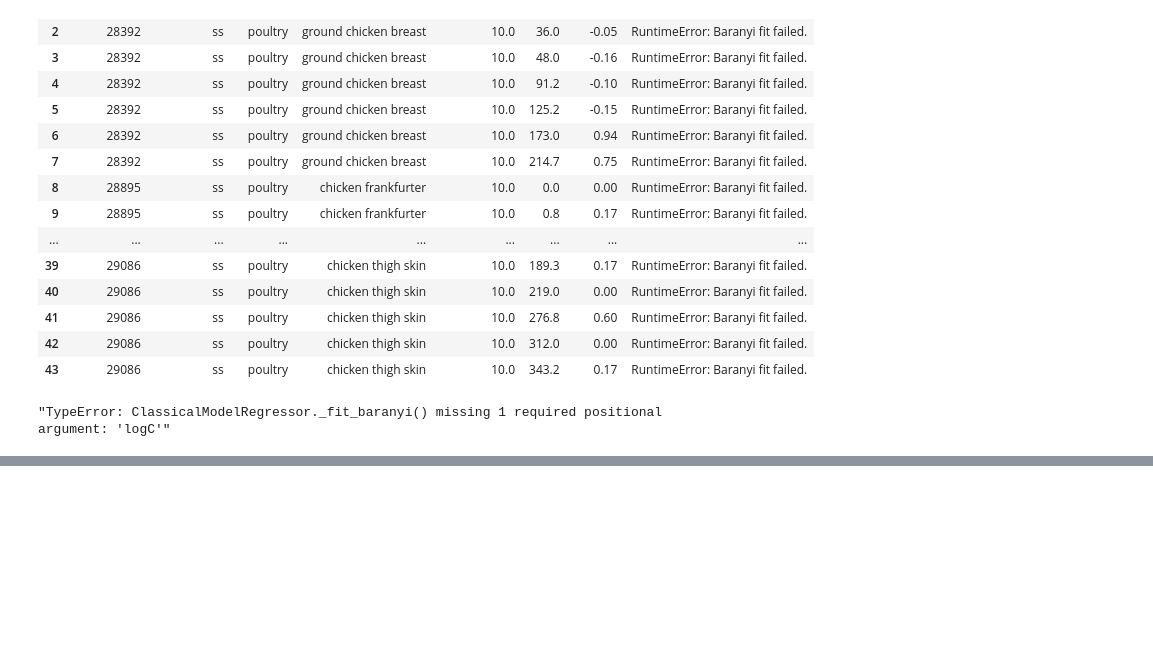
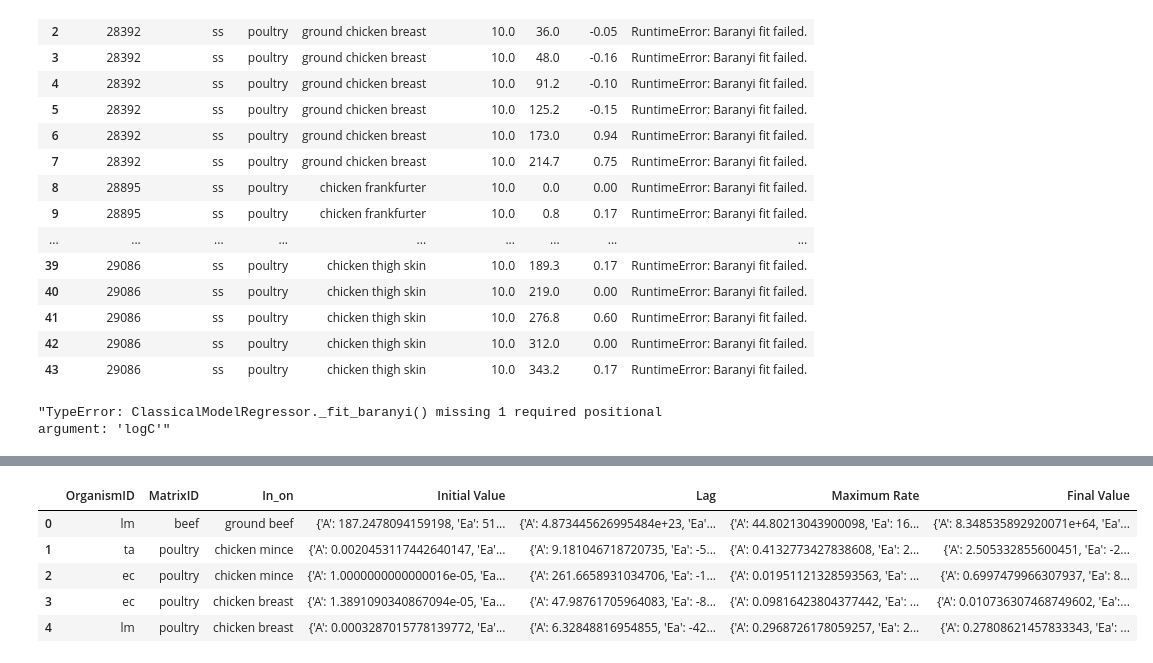
Before and after one commit to lulutinee/safer_food, a Jupyter notebook: notebooks/JYL_sandbox.ipynb, the cells around one changed output, grey strips where cells are left out. Cells and saved outputs as stored; diff of their text form; code cells hidden in the pictures; blank space fills up the shorter version.

```diff
--- a/notebooks/JYL_sandbox.ipynb
+++ b/notebooks/JYL_sandbox.ipynb
@@ -890,0 +1493,9 @@ baranyi_parameters.to_csv('baranyi parameters.csv', sep='\t')
+# %%
+arrhenius_rows.head()
+# %% [output]
+|  | OrganismID | MatrixID | In_on | Initial Value | Lag | Maximum Rate | Final Value |
+| 0 | lm | beef | ground beef | {'A': 187.2478094159198, 'Ea': 51... | {'A': 4.873445626995484e+23, 'Ea'... | {'A': 44.80213043900098, 'Ea': 16... | {'A': 8.348535892920071e+64, 'Ea'... |
+| 1 | ta | poultry | chicken mince | {'A': 0.0020453117442640147, 'Ea'... | {'A': 9.181046718720735, 'Ea': -5... | {'A': 0.4132773427838608, 'Ea': 2... | {'A': 2.505332855600451, 'Ea': -2... |
+| 2 | ec | poultry | chicken mince | {'A': 1.0000000000000016e-05, 'Ea... | {'A': 261.6658931034706, 'Ea': -1... | {'A': 0.01951121328593563, 'Ea': ... | {'A': 0.6997479966307937, 'Ea': 8... |
+| 3 | ec | poultry | chicken breast | {'A': 1.3891090340867094e-05, 'Ea... | {'A': 47.98761705964083, 'Ea': -8... | {'A': 0.09816423804377442, 'Ea': ... | {'A': 0.010736307468749602, 'Ea':... |
+| 4 | lm | poultry | chicken breast | {'A': 0.0003287015778139772, 'Ea'... | {'A': 6.32848816954855, 'Ea': -42... | {'A': 0.2968726178059257, 'Ea': 2... | {'A': 0.27808621457833343, 'Ea': ... |
```
Also changed, not shown: parts of 36 cells of this notebook.
